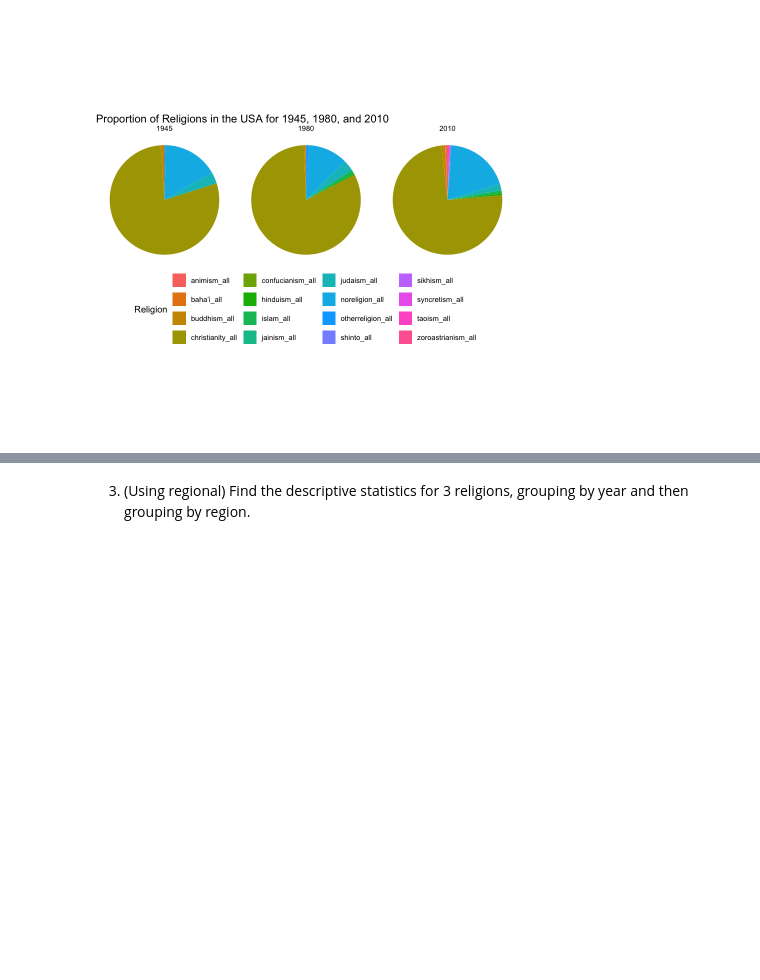
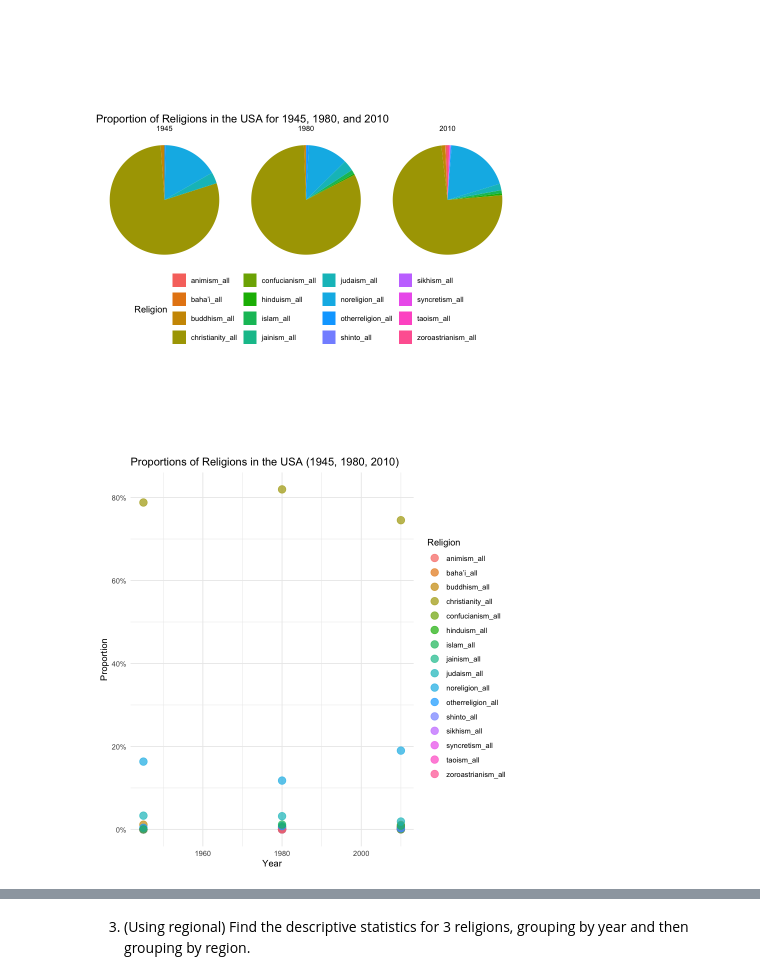
Before and after one commit to mencinas93/RonReligion, a Jupyter notebook: Michael_Encinas.ipynb, the cells around one changed output, grey strips where cells are left out. Saved outputs shown, nothing was run; the diff lists cells and outputs as text; code cells hidden in the pictures; blank space fills up the shorter version.

```diff
--- a/Michael_Encinas.ipynb
+++ b/Michael_Encinas.ipynb
@@ -157,2 +168,14 @@ print(pie_chart_USA)
 # %% [output]
 [figure]
+# %%
+# Create a dot matrix chart
+ggplot(usa_proportions, aes(x = year, y = proportion, color = Religion)) +
+  geom_point(size = 4, alpha = 0.7) +
+  labs(title = "Proportions of Religions in the USA (1945, 1980, 2010)",
+       x = "Year",
+       y = "Proportion",
+       color = "Religion") +
+  scale_y_continuous(labels = scales::percent_format()) +
+  theme_minimal()
+# %% [output]
+[figure, added]
```
Also changed, not shown: parts of 18 cells of this notebook.
